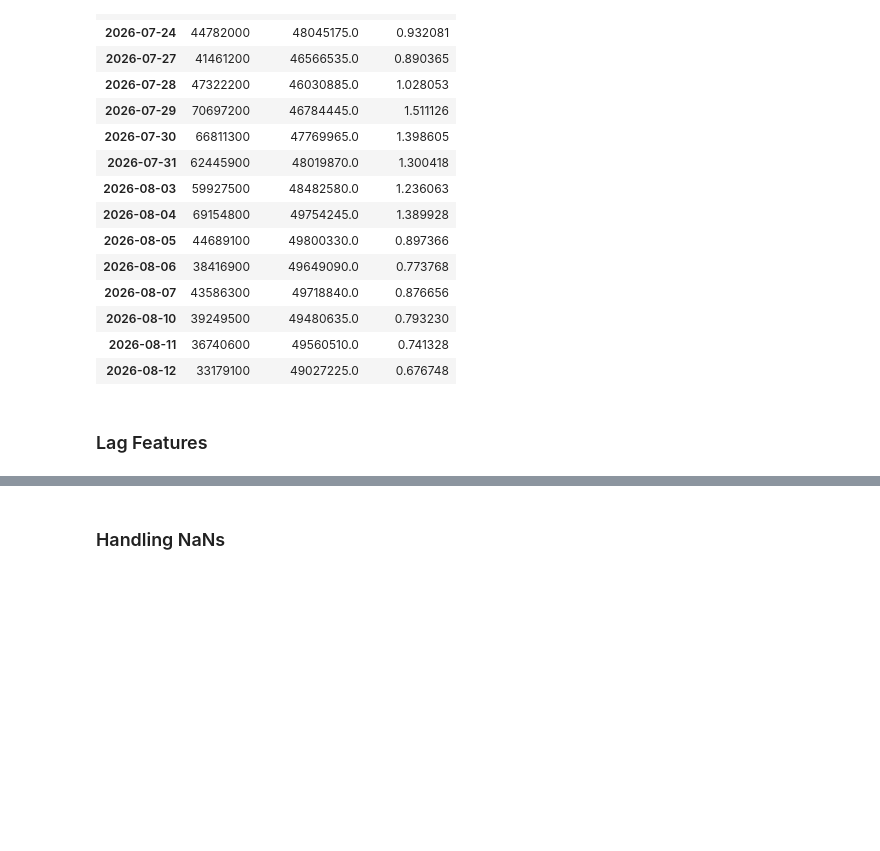
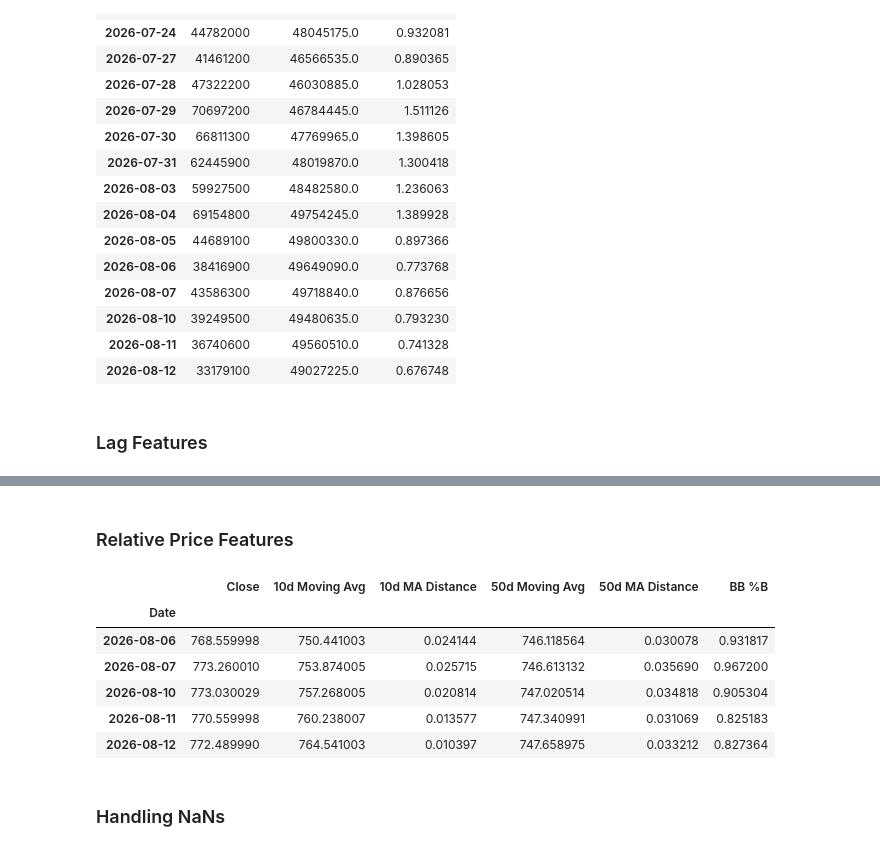
Before and after one commit to Junaid-Haider/Stock-Price-Direction-Predictor, a Jupyter notebook: notebooks/analysis.ipynb, the cells around one changed output, grey strips where cells are left out. Saved outputs shown, nothing was run; the diff lists cells and outputs as text; code cells hidden in the pictures; blank space fills up the shorter version.

```diff
--- a/notebooks/analysis.ipynb
+++ b/notebooks/analysis.ipynb
@@ -534,0 +535,2 @@ df[["Daily Returns", "Return Lag 1", "Return Lag 2"]].head()
+# %% [markdown]
+### Relative Price Features
@@ -535,3 +541,13 @@ df[["Daily Returns", "Return Lag 1", "Return Lag 2"]].head()
+# %%
+df[["Close","10d Moving Avg","10d MA Distance","50d Moving Avg","50d MA Distance","BB %B"]].tail()
+# %% [output]
+|  | Close | 10d Moving Avg | 10d MA Distance | 50d Moving Avg | 50d MA Distance | BB %B |
+| Date |  |  |  |  |  |  |
+| 2026-08-06 | 768.559998 | 750.441003 | 0.024144 | 746.118564 | 0.030078 | 0.931817 |
+| 2026-08-07 | 773.260010 | 753.874005 | 0.025715 | 746.613132 | 0.035690 | 0.967200 |
+| 2026-08-10 | 773.030029 | 757.268005 | 0.020814 | 747.020514 | 0.034818 | 0.905304 |
+| 2026-08-11 | 770.559998 | 760.238007 | 0.013577 | 747.340991 | 0.031069 | 0.825183 |
+| 2026-08-12 | 772.489990 | 764.541003 | 0.010397 | 747.658975 | 0.033212 | 0.827364 |
 # %% [markdown]
 ### Handling NaNs
 # %%
```
Also changed, not shown: parts of 25 cells of this notebook, 3 other files.
